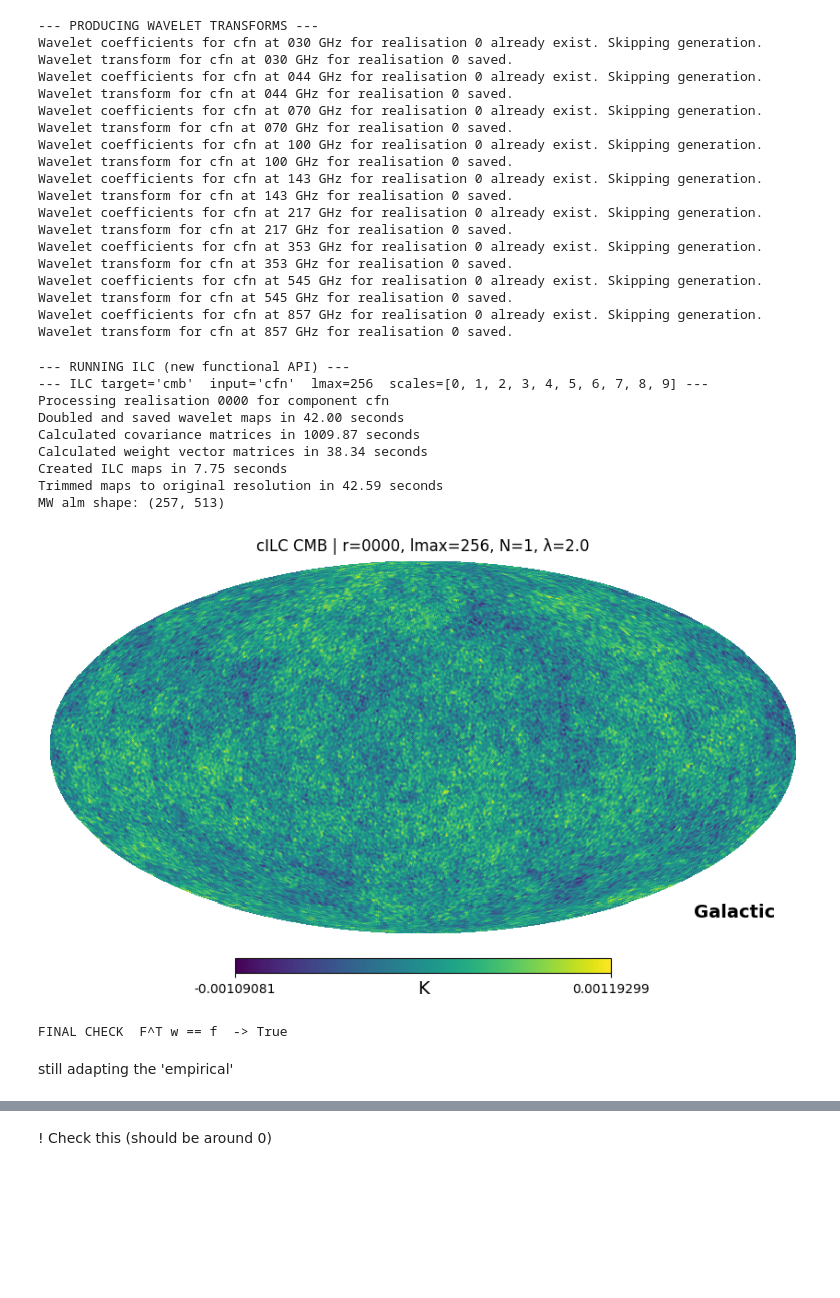
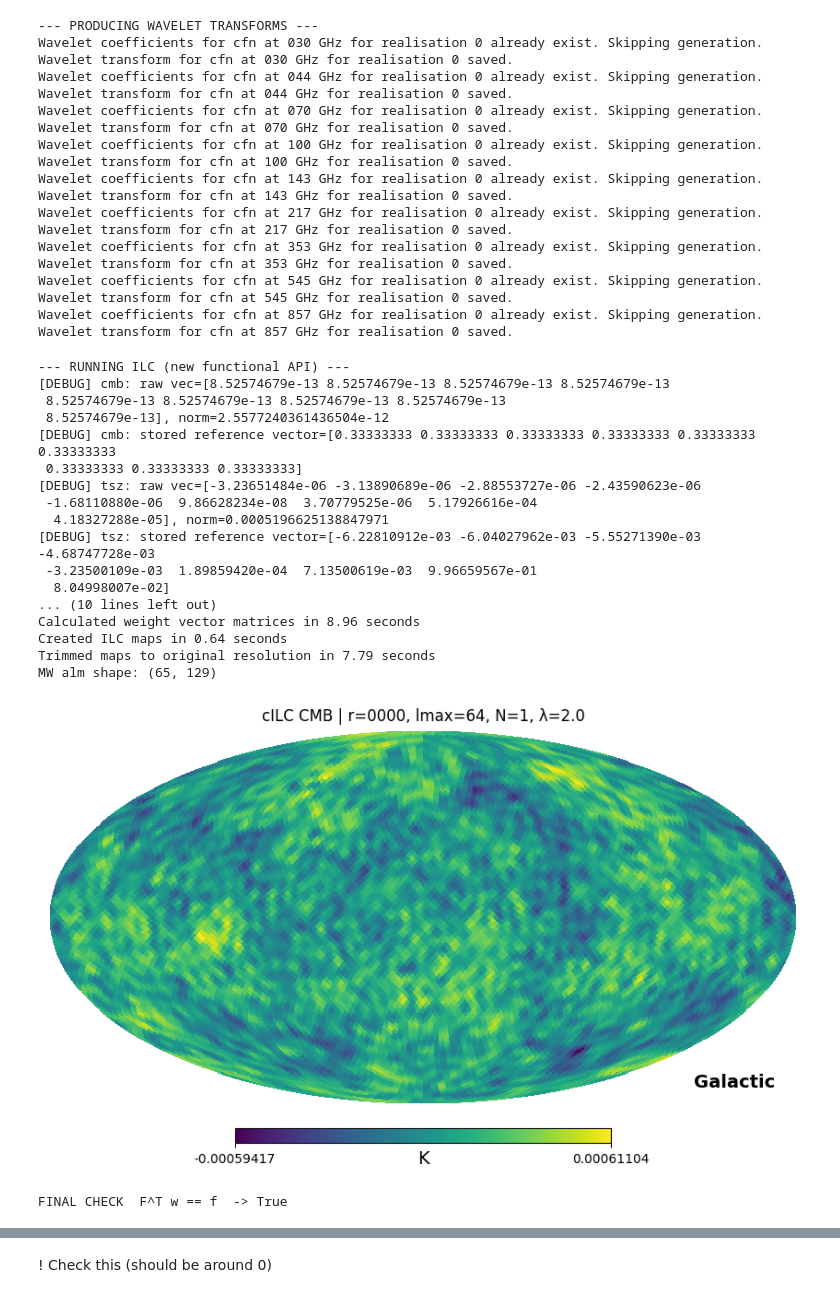
Before and after one commit to cid02210915/Skyclean, a Jupyter notebook: skyclean/silc/run_silc.ipynb, the cells around one changed output, grey strips where cells are left out. Drawn from its saved outputs; the diff is of its cells as text; code cells hidden in the pictures; blank space fills up the shorter version.

```diff
--- a/skyclean/silc/run_silc.ipynb
+++ b/skyclean/silc/run_silc.ipynb
@@ -120,52 +120,41 @@ Wavelet coefficients for cfn at 545 GHz for realisation 0 already exist. Skippin
 Wavelet transform for cfn at 545 GHz for realisation 0 saved.
 Wavelet coefficients for cfn at 857 GHz for realisation 0 already exist. Skipping generation.
 Wavelet transform for cfn at 857 GHz for realisation 0 saved.
-# %%
-pipe.F_source = "theory"  # "empirical" or "theory"
-pipe.F_kwargs = {
-    "base_dir": os.path.join(pipe.directory, "cmb_realisations"),
-    "frequencies": pipe.frequencies,
-    "realization": pipe.start_realisation,
-    "normalize": True,
-    "mask_path": "",
-    "file_templates": {
-        "cmb": "cmb_r{realisation:04d}.fits",
-        "sync": "sync_f{frequency}.fits",
-        "tsz":  "tsz_f{frequency}.fits",
-    },
-}
-
-pipe.step_ilc()
-# %% [output]
---- RUNNING ILC (new functional API) ---
---- ILC target='cmb'  input='cfn'  lmax=256  scales=[0, 1, 2, 3, 4, 5, 6, 7, 8, 9] ---
-Processing realisation 0000 for component cfn
-Doubled and saved wavelet maps in 42.00 seconds
-Calculated covariance matrices in 1009.87 seconds
-Calculated weight vector matrices in 38.34 seconds
-Created ILC maps in 7.75 seconds
-Trimmed maps to original resolution in 42.59 seconds
-MW alm shape: (257, 513)
-[figure, removed]
-FINAL CHECK  F^T w == f  -> True
-# %% [markdown]
-still adapting the 'empirical'
 # %%
 pipe.F_source = "empirical"  # "empirical" or "theory"
 pipe.F_kwargs = {
-    "base_dir": os.path.join(pipe.directory, "cmb_realisations"),
+    "base_dir": os.path.join(pipe.directory, "CMB_realisations"),
     "frequencies": pipe.frequencies,
     "realization": pipe.start_realisation,
     "normalize": True,
     "mask_path": "",
     "file_templates": {
         "cmb": "cmb_r{realisation:04d}.fits",
         "sync": "sync_f{frequency}.fits",
         "tsz":  "tsz_f{frequency}.fits",
     },
 }
-
 pipe.step_ilc()
+# %% [output]
+--- RUNNING ILC (new functional API) ---
+[DEBUG] cmb: raw vec=[8.52574679e-13 8.52574679e-13 8.52574679e-13 8.52574679e-13
+ 8.52574679e-13 8.52574679e-13 8.52574679e-13 8.52574679e-13
+ 8.52574679e-13], norm=2.5577240361436504e-12
+[DEBUG] cmb: stored reference vector=[0.33333333 0.33333333 0.33333333 0.33333333 0.33333333 0.33333333
+ 0.33333333 0.33333333 0.33333333]
+[DEBUG] tsz: raw vec=[-3.23651484e-06 -3.13890689e-06 -2.88553727e-06 -2.43590623e-06
+ -1.68110880e-06  9.86628234e-08  3.70779525e-06  5.17926616e-04
+  4.18327288e-05], norm=0.0005196625138847971
+[DEBUG] tsz: stored reference vector=[-6.22810912e-03 -6.04027962e-03 -5.55271390e-03 -4.68747728e-03
+ -3.23500109e-03  1.89859420e-04  7.13500619e-03  9.96659567e-01
+  8.04998007e-02]
+... (10 lines left out)
+Calculated weight vector matrices in 8.96 seconds
+Created ILC maps in 0.64 seconds
+Trimmed maps to original resolution in 7.79 seconds
+MW alm shape: (65, 129)
+[figure, added]
+FINAL CHECK  F^T w == f  -> True
 # %%
 import os, glob
 import numpy as np
```
Also changed, not shown: parts of 4 cells of this notebook.
